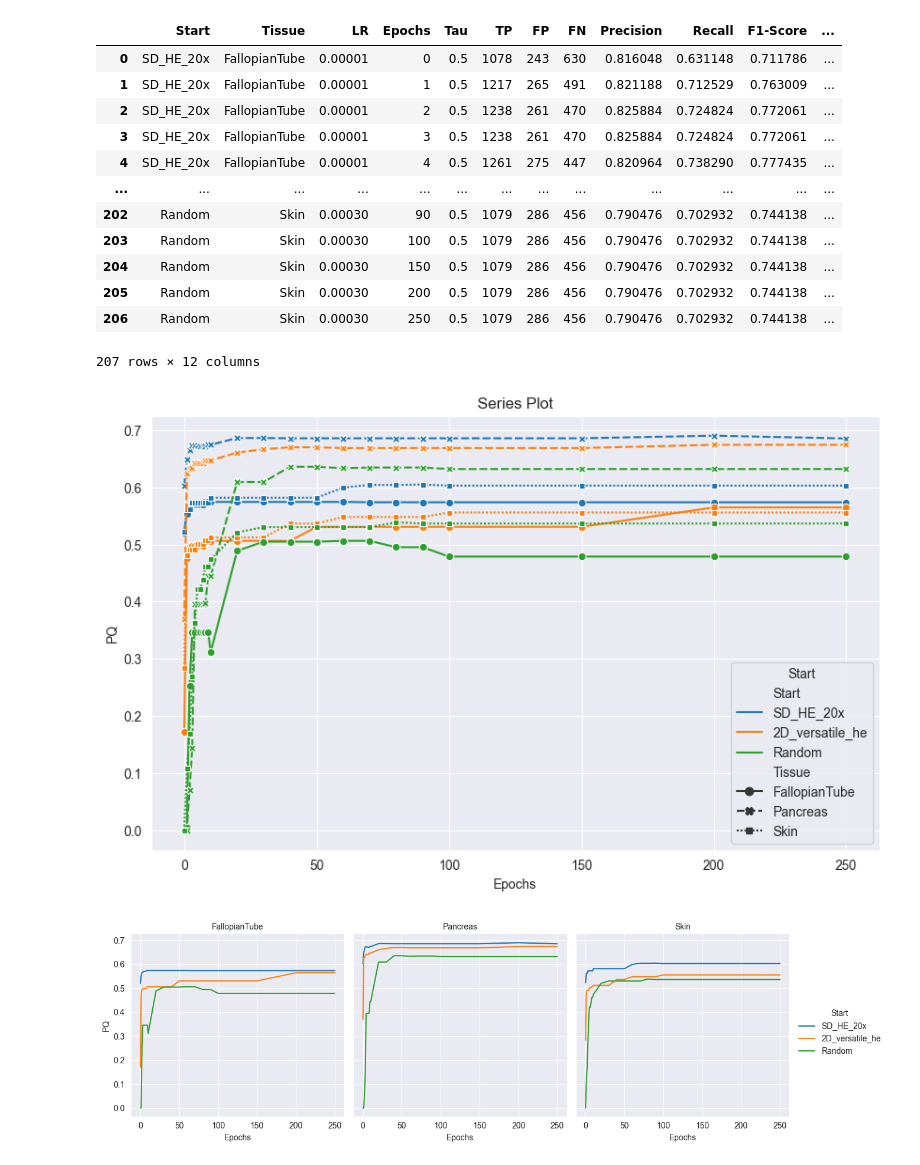
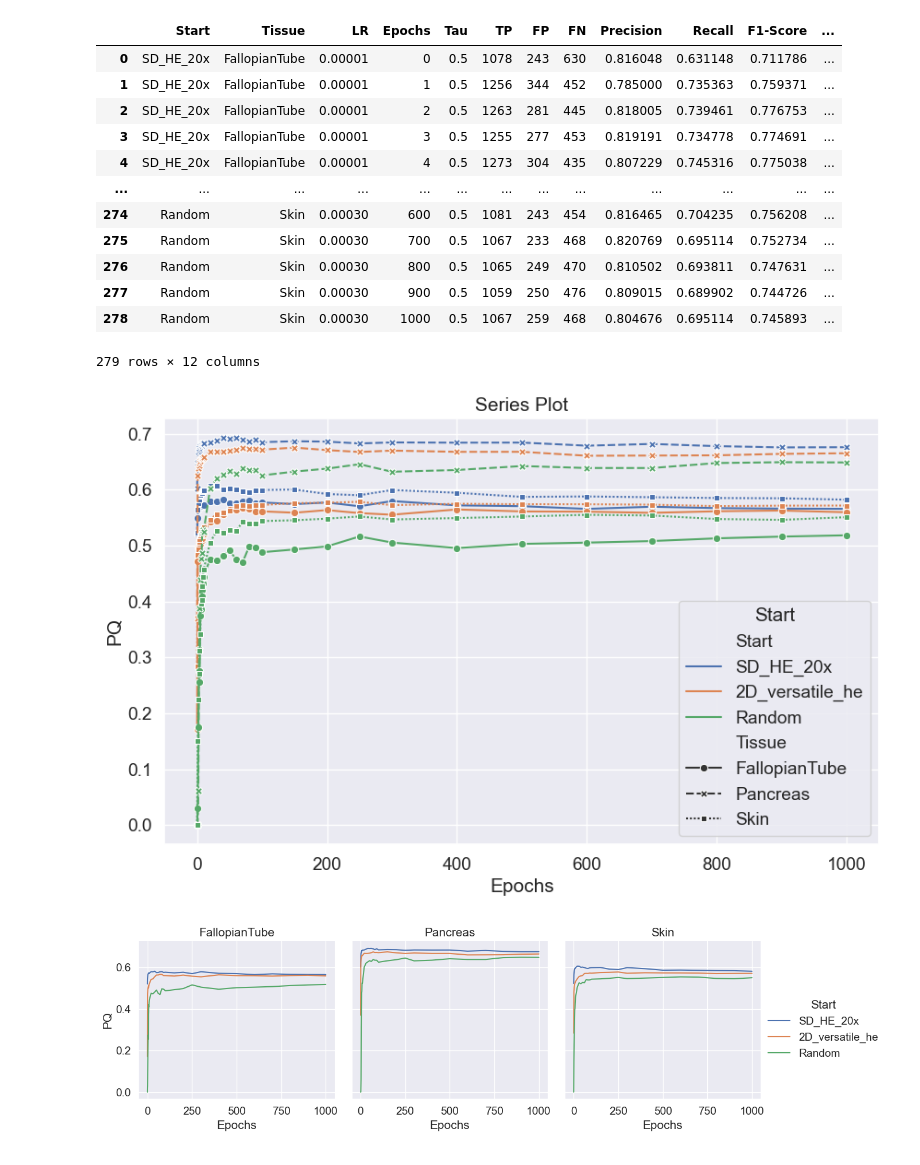
Before and after one commit to JLanan/StarDist-20x-HE, a Jupyter notebook: retraining/graphing.ipynb, the cells around one changed output. Saved outputs shown, nothing was run; the diff lists cells and outputs as text; code cells hidden in the pictures.

```diff
--- a/retraining/graphing.ipynb
+++ b/retraining/graphing.ipynb
@@ -6,22 +6,22 @@ import seaborn as sns
 import numpy as np
 # %%
 folder = r"\\10.99.68.53\Digital pathology image lib\_Image libraries for training\2023-05-09 Published HE Nuclei Datasets\StarDist Segmentation Models"
-df = pd.read_csv(os.path.join(folder, "retraining_bad.csv"))
+df = pd.read_csv(os.path.join(folder, "retraining.csv"))
 df
 # %% [output]
 |  | Start | Tissue | LR | Epochs | Tau | TP | FP | FN | Precision | Recall | F1-Score | ... |
 | 0 | SD_HE_20x | FallopianTube | 0.00001 | 0 | 0.5 | 1078 | 243 | 630 | 0.816048 | 0.631148 | 0.711786 | ... |
-| 1 | SD_HE_20x | FallopianTube | 0.00001 | 1 | 0.5 | 1217 | 265 | 491 | 0.821188 | 0.712529 | 0.763009 | ... |
-| 2 | SD_HE_20x | FallopianTube | 0.00001 | 2 | 0.5 | 1238 | 261 | 470 | 0.825884 | 0.724824 | 0.772061 | ... |
-| 3 | SD_HE_20x | FallopianTube | 0.00001 | 3 | 0.5 | 1238 | 261 | 470 | 0.825884 | 0.724824 | 0.772061 | ... |
-| 4 | SD_HE_20x | FallopianTube | 0.00001 | 4 | 0.5 | 1261 | 275 | 447 | 0.820964 | 0.738290 | 0.777435 | ... |
+| 1 | SD_HE_20x | FallopianTube | 0.00001 | 1 | 0.5 | 1256 | 344 | 452 | 0.785000 | 0.735363 | 0.759371 | ... |
+| 2 | SD_HE_20x | FallopianTube | 0.00001 | 2 | 0.5 | 1263 | 281 | 445 | 0.818005 | 0.739461 | 0.776753 | ... |
+| 3 | SD_HE_20x | FallopianTube | 0.00001 | 3 | 0.5 | 1255 | 277 | 453 | 0.819191 | 0.734778 | 0.774691 | ... |
+| 4 | SD_HE_20x | FallopianTube | 0.00001 | 4 | 0.5 | 1273 | 304 | 435 | 0.807229 | 0.745316 | 0.775038 | ... |
 | ... | ... | ... | ... | ... | ... | ... | ... | ... | ... | ... | ... | ... |
-| 202 | Random | Skin | 0.00030 | 90 | 0.5 | 1079 | 286 | 456 | 0.790476 | 0.702932 | 0.744138 | ... |
-| 203 | Random | Skin | 0.00030 | 100 | 0.5 | 1079 | 286 | 456 | 0.790476 | 0.702932 | 0.744138 | ... |
-| 204 | Random | Skin | 0.00030 | 150 | 0.5 | 1079 | 286 | 456 | 0.790476 | 0.702932 | 0.744138 | ... |
-| 205 | Random | Skin | 0.00030 | 200 | 0.5 | 1079 | 286 | 456 | 0.790476 | 0.702932 | 0.744138 | ... |
-| 206 | Random | Skin | 0.00030 | 250 | 0.5 | 1079 | 286 | 456 | 0.790476 | 0.702932 | 0.744138 | ... |
+| 274 | Random | Skin | 0.00030 | 600 | 0.5 | 1081 | 243 | 454 | 0.816465 | 0.704235 | 0.756208 | ... |
+| 275 | Random | Skin | 0.00030 | 700 | 0.5 | 1067 | 233 | 468 | 0.820769 | 0.695114 | 0.752734 | ... |
+| 276 | Random | Skin | 0.00030 | 800 | 0.5 | 1065 | 249 | 470 | 0.810502 | 0.693811 | 0.747631 | ... |
+| 277 | Random | Skin | 0.00030 | 900 | 0.5 | 1059 | 250 | 476 | 0.809015 | 0.689902 | 0.744726 | ... |
+| 278 | Random | Skin | 0.00030 | 1000 | 0.5 | 1067 | 259 | 468 | 0.804676 | 0.695114 | 0.745893 | ... |
-207 rows × 12 columns
+279 rows × 12 columns
 # %%
 # Plot using Seaborn
 plt.figure(figsize=(10, 6))
@@ -32,7 +32,7 @@ plt.ylabel('PQ')
 plt.legend(title='Start')
 plt.show()
 # %% [output]
-[figure, old version]
+[figure, new version]
 # %%
 g = sns.FacetGrid(df, col="Tissue", hue="Start", col_wrap=3, height=4)
 g.map(sns.lineplot, "Epochs", "Panoptic Quality")
@@ -41,4 +41,4 @@ g.set_axis_labels("Epochs", "PQ")
 g.add_legend(title="Start")
 plt.show()
 # %% [output]
-[figure, old version]
+[figure, new version]
```
Also changed, not shown: parts of 2 cells of this notebook, 2 other files.
